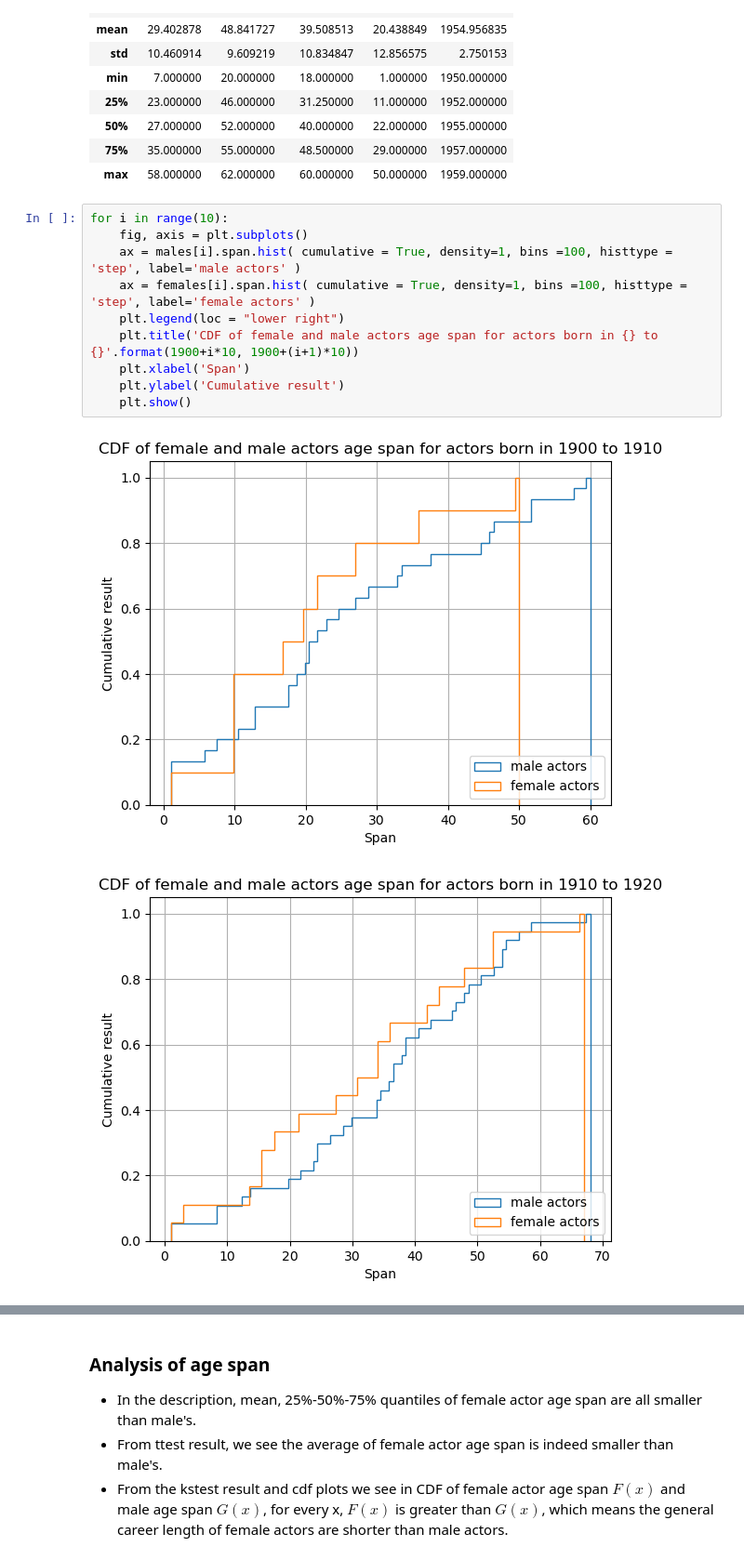
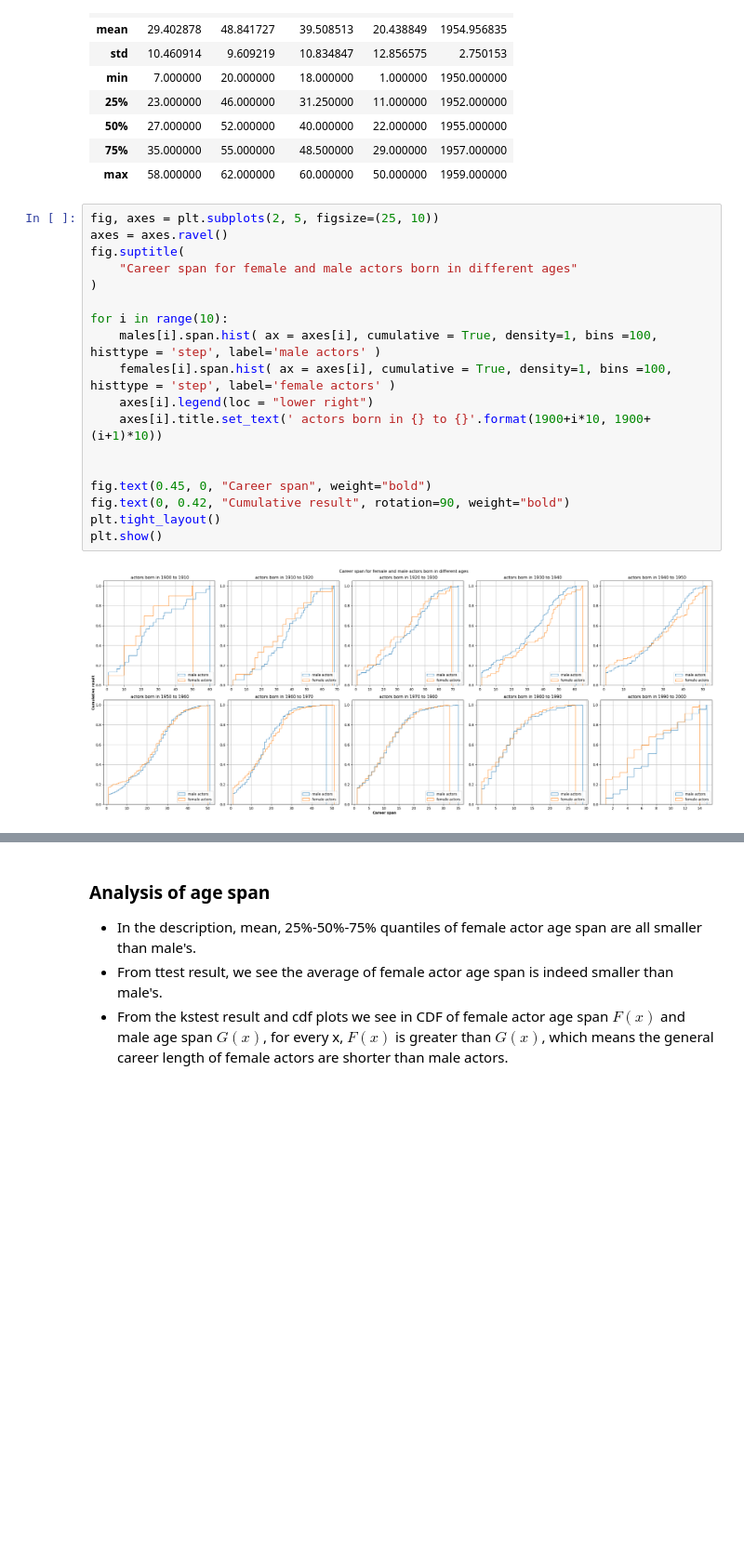
Before and after one commit to epfl-ada/ada-2022-project-alldatapointaccurate, a Jupyter notebook: career analysis.ipynb, the cells around one changed output, grey strips where cells are left out. Shown at 93% size. Saved outputs shown, nothing was run; the diff lists cells and outputs as text; blank space fills up the shorter version.

Commit message:
modify to subplots

```diff
--- a/career analysis.ipynb
+++ b/career analysis.ipynb
@@ -416,15 +416,22 @@ females[5].describe()
 | 75% | 35.000000 | 55.000000 | 48.500000 | 29.000000 | 1957.000000 |
 | max | 58.000000 | 62.000000 | 60.000000 | 50.000000 | 1959.000000 |
 # %%
+fig, axes = plt.subplots(2, 5, figsize=(25, 10))
+axes = axes.ravel()
+fig.suptitle(
+    "Career span for female and male actors born in different ages"
+)
+
 for i in range(10):
-    fig, axis = plt.subplots()
-    ax = males[i].span.hist( cumulative = True, density=1, bins =100, histtype = 'step', label='male actors' )
-    ax = females[i].span.hist( cumulative = True, density=1, bins =100, histtype = 'step', label='female actors' )
-    plt.legend(loc = "lower right")
-    plt.title('CDF of female and male actors age span for actors born in {} to {}'.format(1900+i*10, 1900+(i+1)*10))
-    plt.xlabel('Span')
-    plt.ylabel('Cumulative result')
-    plt.show()
+    males[i].span.hist( ax = axes[i], cumulative = True, density=1, bins =100, histtype = 'step', label='male actors' )
+    females[i].span.hist( ax = axes[i], cumulative = True, density=1, bins =100, histtype = 'step', label='female actors' )
+    axes[i].legend(loc = "lower right")
+    axes[i].title.set_text(' actors born in {} to {}'.format(1900+i*10, 1900+(i+1)*10))
+
+
+fig.text(0.45, 0, "Career span", weight="bold")
+fig.text(0, 0.42, "Cumulative result", rotation=90, weight="bold")
+plt.tight_layout()
+plt.show()
 # %% [output]
-[figure, old version]
+[figure, new version]
-[figure, removed]
```
Also changed, not shown: parts of 1 cell of this notebook.
